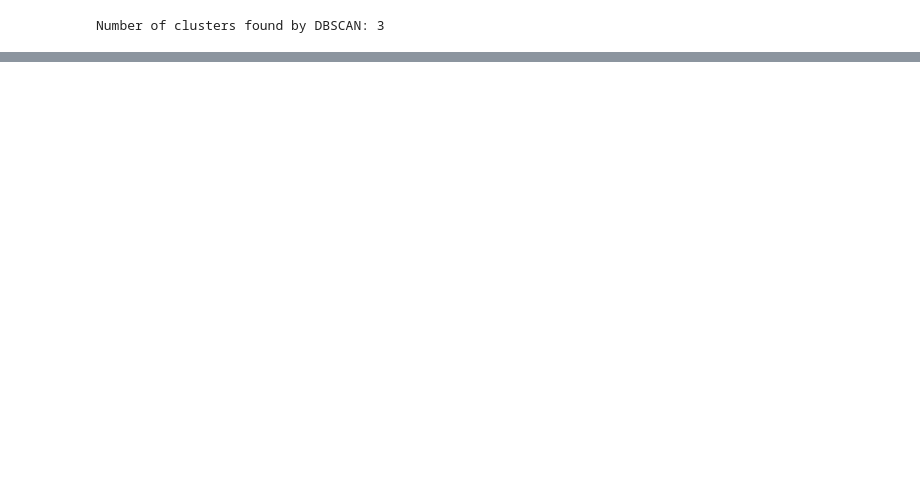
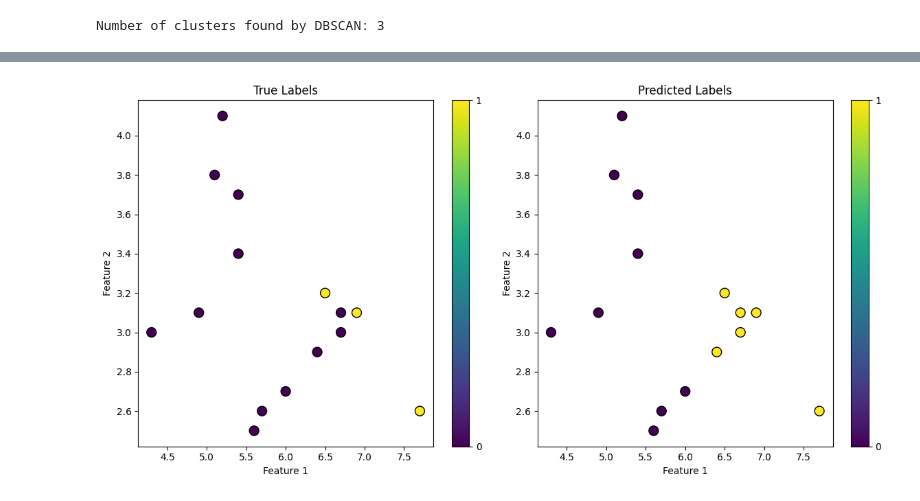
Before and after one commit to harshj3915/Intuitionistic-FCM-Smote, a Jupyter notebook: Fuzzy_C_Means_CENTER_SMOTE_.ipynb, the cells around one changed output, grey strips where cells are left out. Drawn from its saved outputs; the diff is of its cells as text; code cells hidden in the pictures; blank space fills up the shorter version.

```diff
--- a/Fuzzy_C_Means_CENTER_SMOTE_.ipynb
+++ b/Fuzzy_C_Means_CENTER_SMOTE_.ipynb
@@ -406,6 +545,54 @@ from sklearn import svm
 clf = svm.SVC(kernel='linear')
 clf.fit(X_train, y_train)
 y_pred = clf.predict(X_test)
+# %%
+# import matplotlib.pyplot as plt
+# import numpy as np
+from sklearn import svm
+# from sklearn.model_selection import train_test_split
+
+# Let's assume we are using the same X_train, X_test, y_train, y_test from above
+
+# Train SVM model with a linear kernel
+clf = svm.SVC(kernel='poly')
+clf.fit(X_train[:, :2], y_train)  # Only using the first two features for visualization
+y_pred = clf.predict(X_test[:, :2])
+
+# Create a meshgrid for plotting decision boundaries
+h = .02  # Step size in the mesh
+x_min, x_max = X_train[:, 0].min() - 1, X_train[:, 0].max() + 1
+y_min, y_max = X_train[:, 1].min() - 1, X_train[:, 1].max() + 1
+xx, yy = np.meshgrid(np.arange(x_min, x_max, h), np.arange(y_min, y_max, h))
+
+# Predict the decision boundary for each point in the meshgrid
+Z = clf.predict(np.c_[xx.ravel(), yy.ravel()])
+Z = Z.reshape(xx.shape)
+
+plt.figure(figsize=(12, 6))
+
+# Plot decision boundary and margins
+plt.contourf(xx, yy, Z, alpha=0.8, cmap='coolwarm')
+
+# Plot test data (True labels)
+plt.subplot(1, 2, 1)
+plt.scatter(X_test[:, 0], X_test[:, 1], c=y_test, cmap='viridis', edgecolor='k', s=100)
+plt.title('True Labels')
+plt.xlabel('Feature 1')
+plt.ylabel('Feature 2')
+plt.colorbar(ticks=[0, 1, 2])
+
+# Plot test data (Predicted labels)
+plt.subplot(1, 2, 2)
+plt.scatter(X_test[:, 0], X_test[:, 1], c=y_pred, cmap='viridis', edgecolor='k', s=100)
+plt.title('Predicted Labels')
+plt.xlabel('Feature 1')
+plt.ylabel('Feature 2')
+plt.colorbar(ticks=[0, 1, 2])
+
+plt.tight_layout()
+plt.show()
+# %% [output]
+[figure, added]
 # %%
 !pip install -U scikit-learn
 # %%
```
Also changed, not shown: parts of 17 cells of this notebook.
